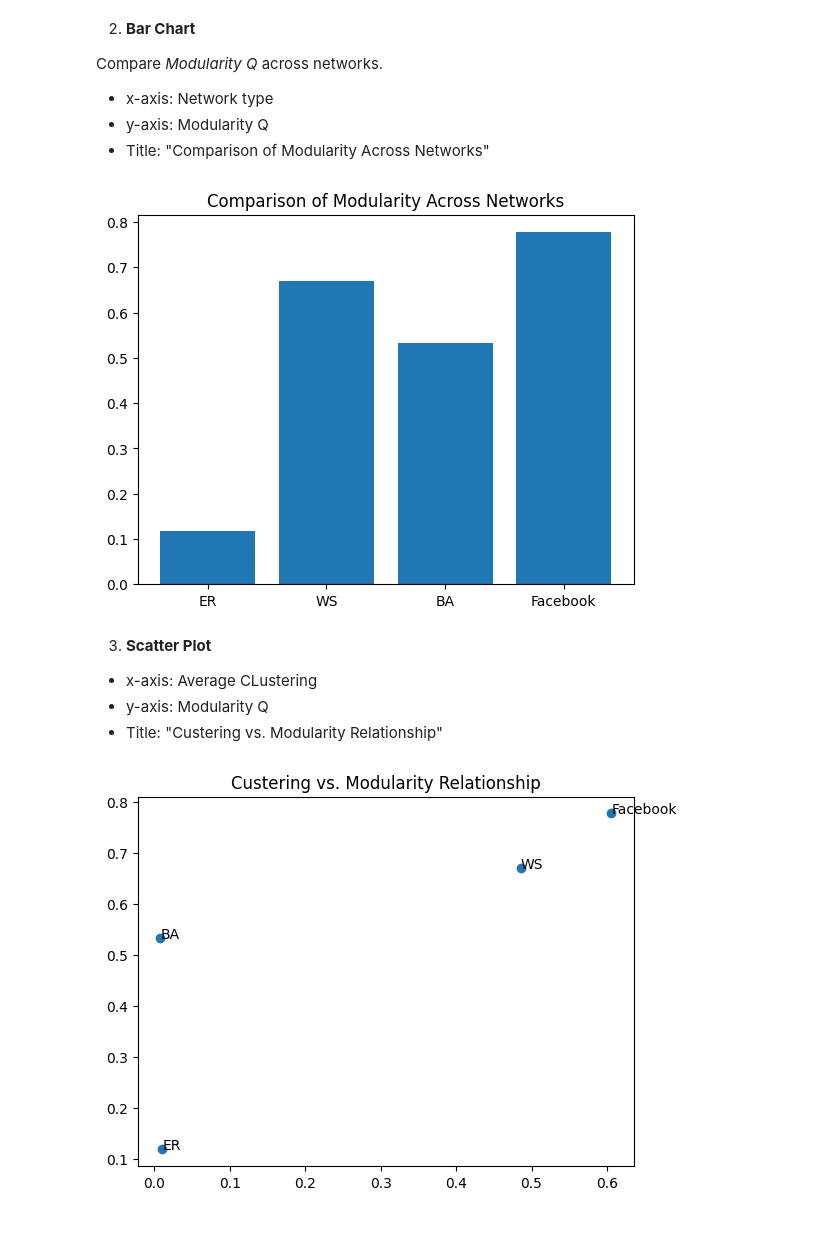
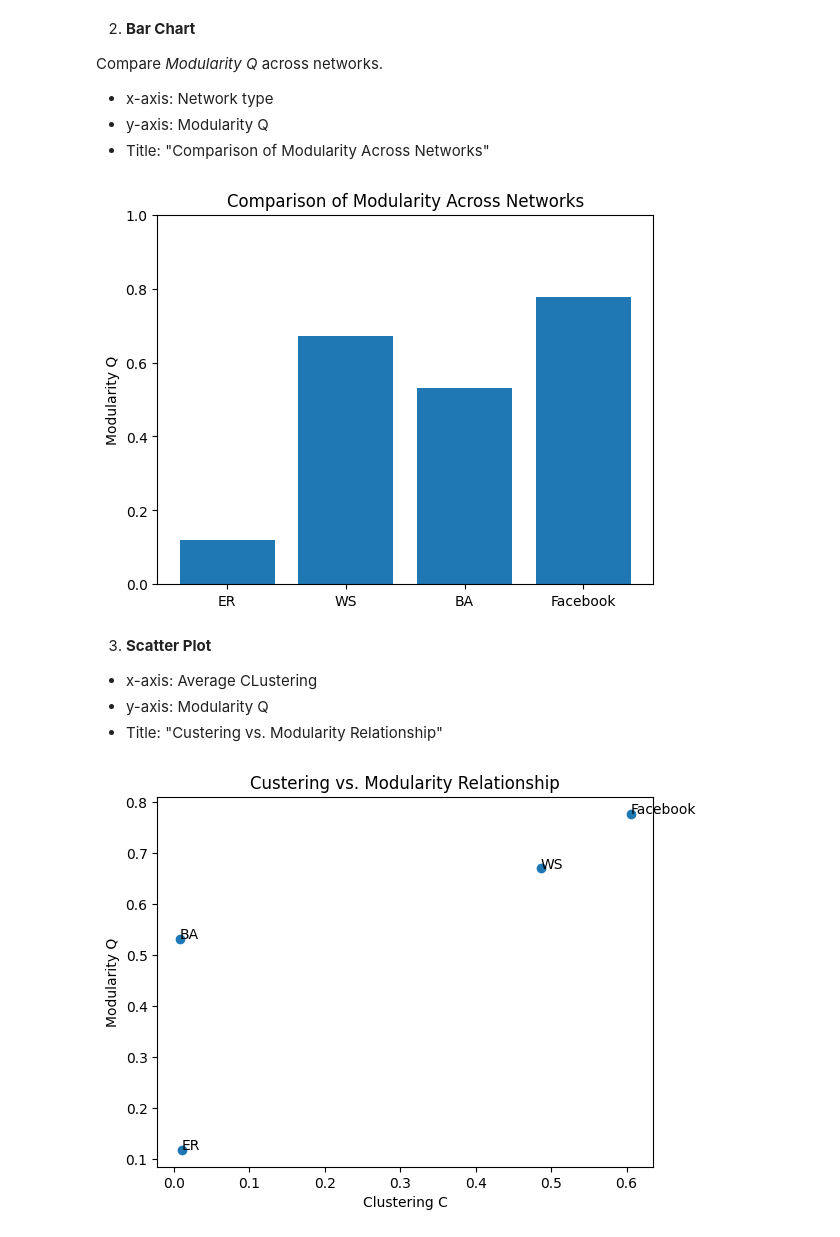
Before and after one commit to samlyme/Assignments-F2025, a Jupyter notebook: CS4230/hw04/hw04.ipynb, the cells around one changed output. Saved outputs shown, nothing was run; the diff lists cells and outputs as text; code cells hidden in the pictures.

```diff
--- a/CS4230/hw04/hw04.ipynb
+++ b/CS4230/hw04/hw04.ipynb
@@ -262,11 +263,13 @@ Compare *Modularity Q* across networks.
 # %%
 plt.title("Comparison of Modularity Across Networks")
 x = list(modularities.keys())
 y = list(modularities.values())
 plt.bar(x, y)
+plt.ylabel("Modularity Q")
+plt.ylim((0, 1))
 plt.show()
 # %% [output]
-[figure, old version]
+[figure, new version]
 # %% [markdown]
 3. **Scatter Plot**
 - x-axis: Average CLustering
@@ -274,15 +277,21 @@ plt.show()
 - Title: "Custering vs. Modularity Relationship"
 # %%
 plt.title("Custering vs. Modularity Relationship")
+
 x = list(clusterings.values())
+plt.xlabel("Clustering C")
+
 y = list(modularities.values())
+plt.ylabel("Modularity Q")
+
 labels = list(networks.keys())
 plt.scatter(x, y)
 for x1, y1, label in zip(x, y, labels):
     plt.text(x1, y1, label)
+
 plt.show()
 # %% [output]
-[figure, old version]
+[figure, new version]
 # %% [markdown]
 4. **Short Quantitative Summary (4–5 sentences)**
 
```
Also changed, not shown: parts of 1 cell of this notebook.
